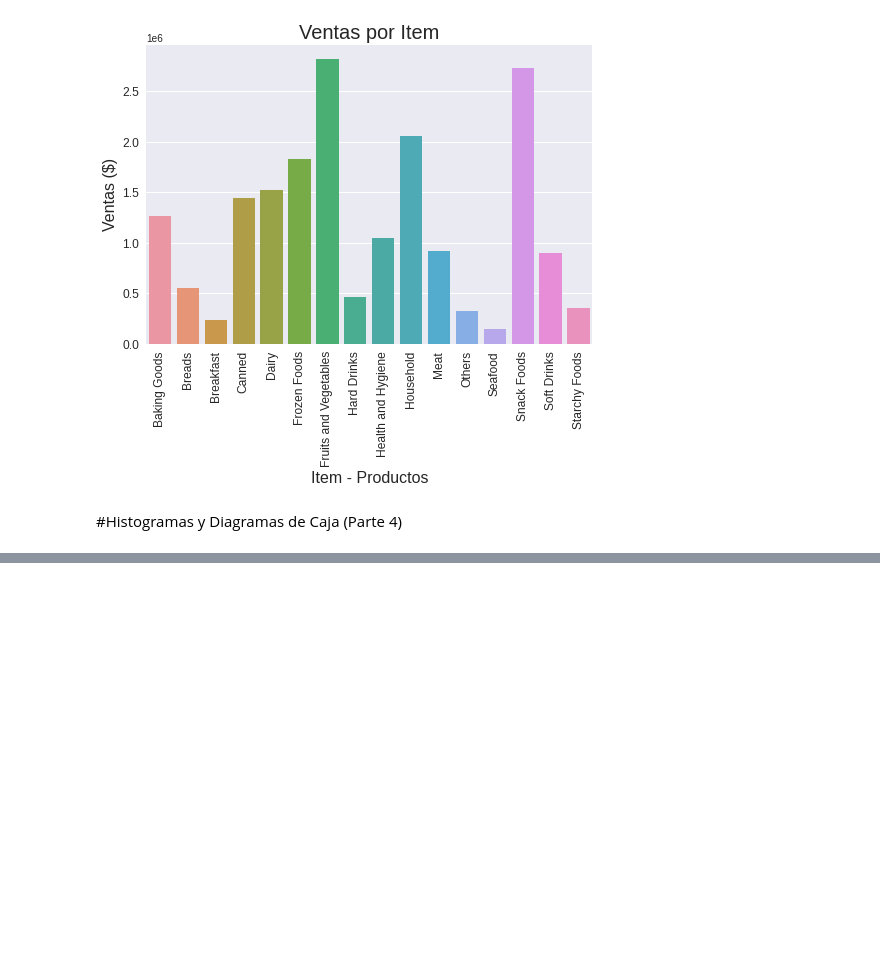
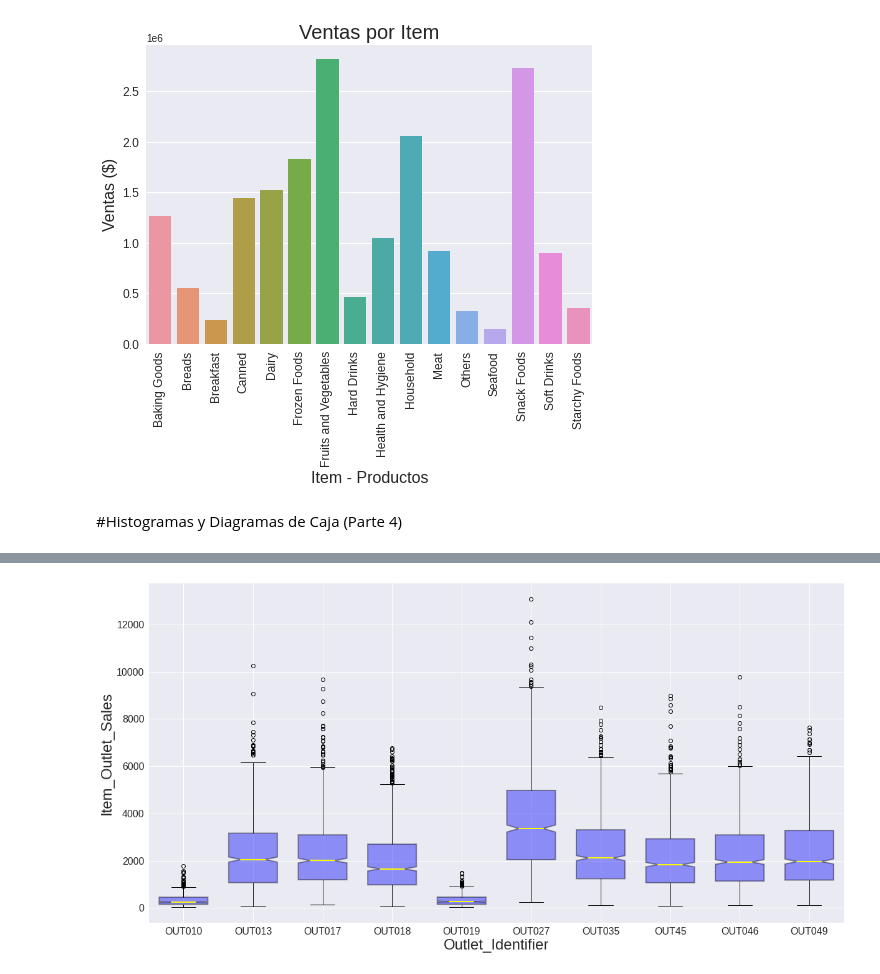
Before and after one commit to JGuarnizo/Sales-Predictions, a Jupyter notebook: Cleaning_Data.ipynb, the cells around one changed output, grey strips where cells are left out. Cells and saved outputs as stored; diff of their text form; code cells hidden in the pictures; blank space fills up the shorter version.

```diff
--- a/Cleaning_Data.ipynb
+++ b/Cleaning_Data.ipynb
@@ -541,0 +577,28 @@ plt.title('Peso por items', fontsize=20);
+# %%
+#Diagrama de caja
+#Muestra la distribución de todas las ventas que tiene cada tienda.
+fig, axes = plt.subplots(nrows = 1, ncols = 1, figsize = (20,10));
+axes.boxplot([df_final.loc[df_final.Outlet_Identifier=='OUT010','Item_Outlet_Sales']
+              ,df_final.loc[df_final.Outlet_Identifier=='OUT013','Item_Outlet_Sales']
+              ,df_final.loc[df_final.Outlet_Identifier=='OUT017','Item_Outlet_Sales']
+              ,df_final.loc[df_final.Outlet_Identifier=='OUT018','Item_Outlet_Sales']
+              ,df_final.loc[df_final.Outlet_Identifier=='OUT019','Item_Outlet_Sales']
+              ,df_final.loc[df_final.Outlet_Identifier=='OUT027','Item_Outlet_Sales']
+              ,df_final.loc[df_final.Outlet_Identifier=='OUT035','Item_Outlet_Sales']
+              ,df_final.loc[df_final.Outlet_Identifier=='OUT045','Item_Outlet_Sales']
+              ,df_final.loc[df_final.Outlet_Identifier=='OUT046','Item_Outlet_Sales']
+              ,df_final.loc[df_final.Outlet_Identifier=='OUT049','Item_Outlet_Sales']
+              ],
+           labels=['OUT010', 'OUT013','OUT017', 'OUT018','OUT019', 'OUT027','OUT035', 'OUT45','OUT046', 'OUT049'],
+           notch = True,
+           widths = .7,
+           patch_artist=True,
+           medianprops = dict(linestyle='-', linewidth=2, color='Yellow'),
+           boxprops = dict(linestyle='--', linewidth=2, color='Black', facecolor = 'blue', alpha = .4)
+          );
+plt.xticks(fontsize = 16)
+plt.yticks(fontsize = 16)
+plt.xlabel('Outlet_Identifier', fontsize=24)
+plt.ylabel('Item_Outlet_Sales', fontsize=24);
+# %% [output]
+[figure, added]
```
Also changed, not shown: parts of 4 cells of this notebook.
